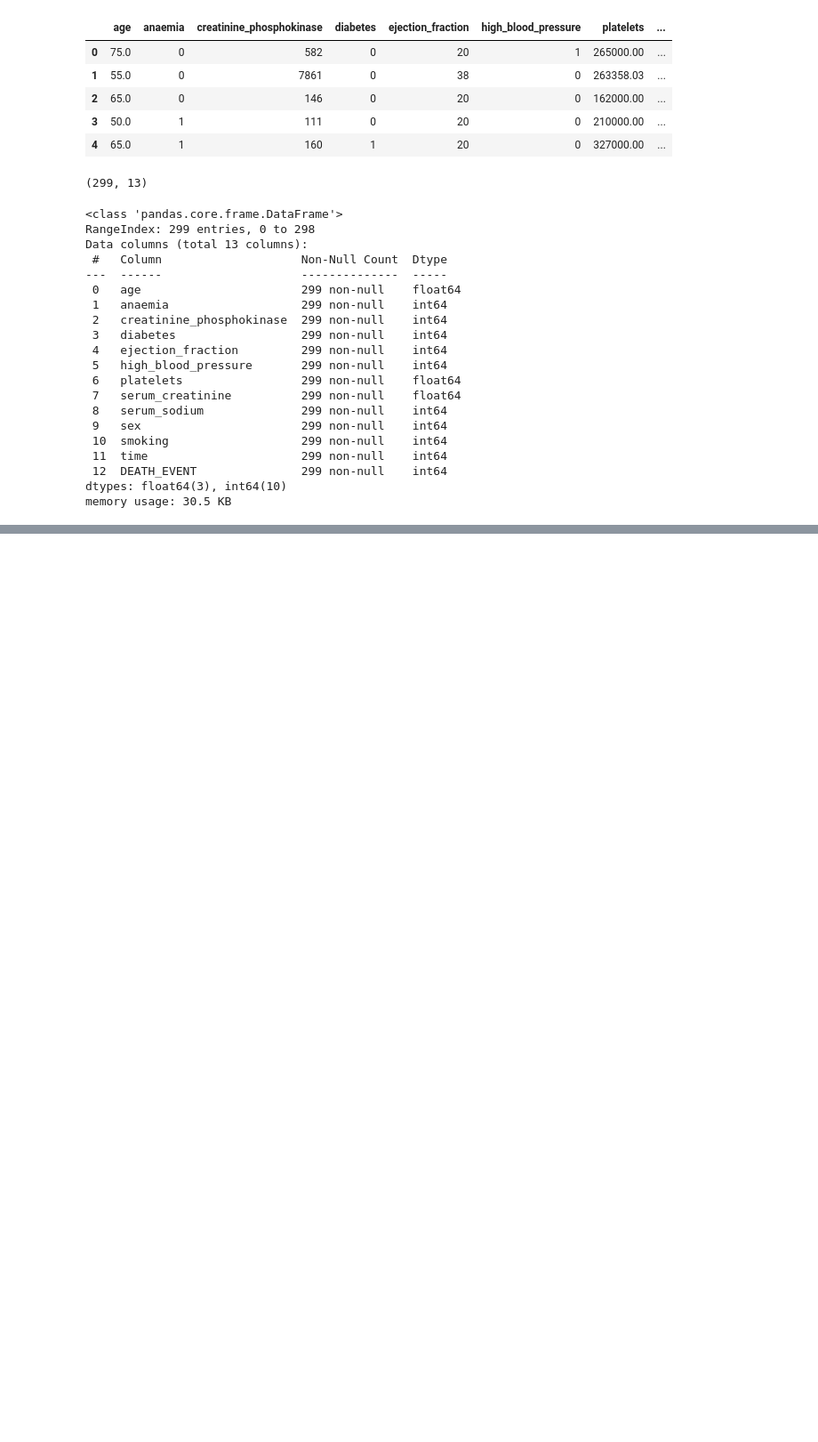
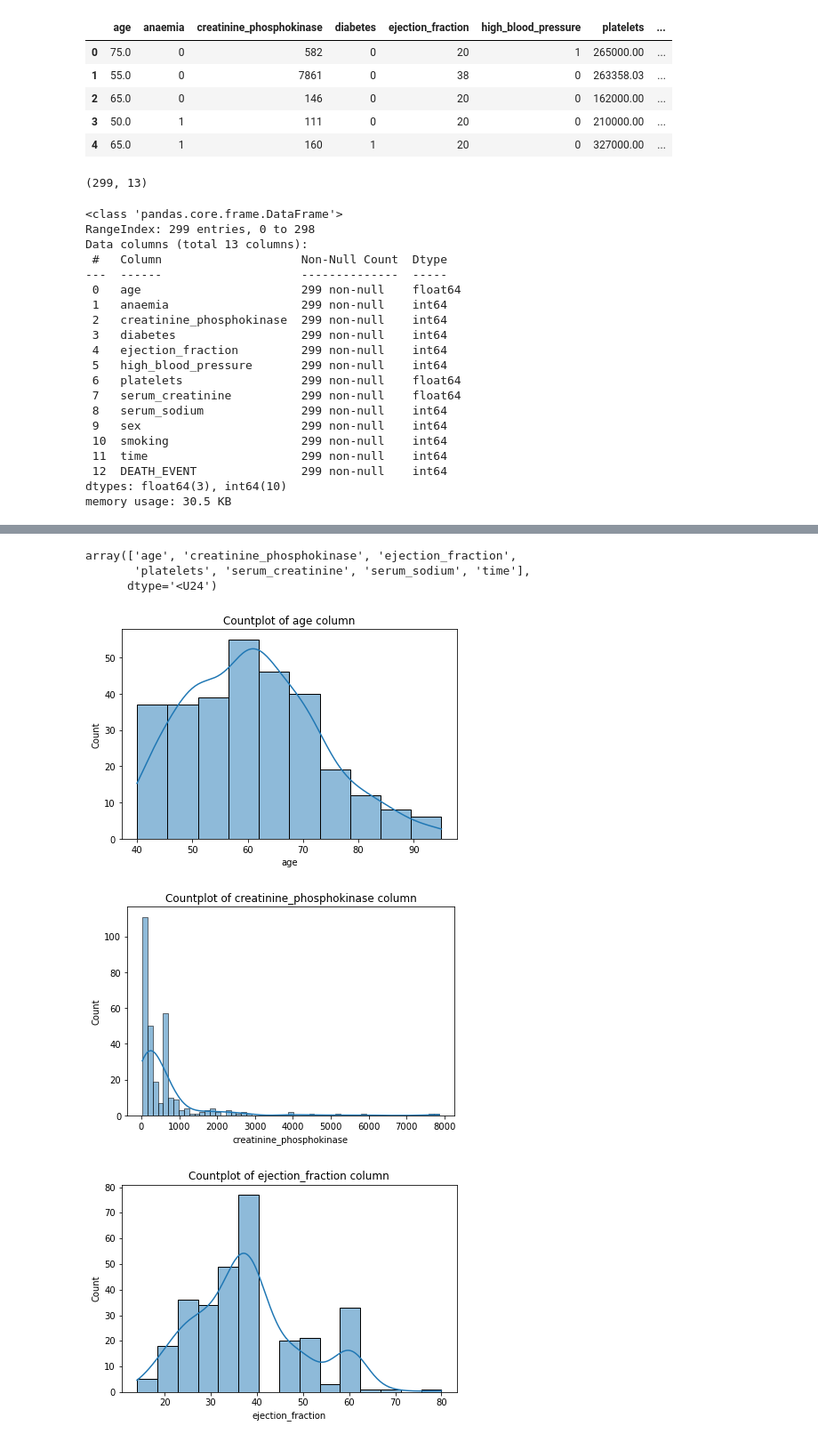
Before and after one commit to parkervoit/predicting-heart-failure, a Jupyter notebook: workbook.ipynb, the cells around one changed output, grey strips where cells are left out. Shown at 89% size. Cells and saved outputs as stored; diff of their text form; code cells hidden in the pictures; blank space fills up the shorter version.

```diff
--- a/workbook.ipynb
+++ b/workbook.ipynb
@@ -102,0 +170,3 @@ heart_df
+# %%
+cols = list(heart_df.columns)
+cols
@@ -102,0 +187,17 @@ heart_df
+# %%
+quant_vars = np.setdiff1d(cols, cat_var)
+quant_vars
+# %% [output]
+array(['age', 'creatinine_phosphokinase', 'ejection_fraction',
+       'platelets', 'serum_creatinine', 'serum_sodium', 'time'],
+      dtype='<U24')
+# %%
+for i in heart_df[quant_vars]:
+    sns.histplot(x = i, data = heart_df, kde = True)
+    plt.tight_layout()
+    plt.title(label = (f'Countplot of {i} column'))
+    plt.show()
+# %% [output]
+[figure, added]
+[figure, added]
+[figure, added]
```
Also changed, not shown: parts of 51 cells of this notebook, 3 other files.
